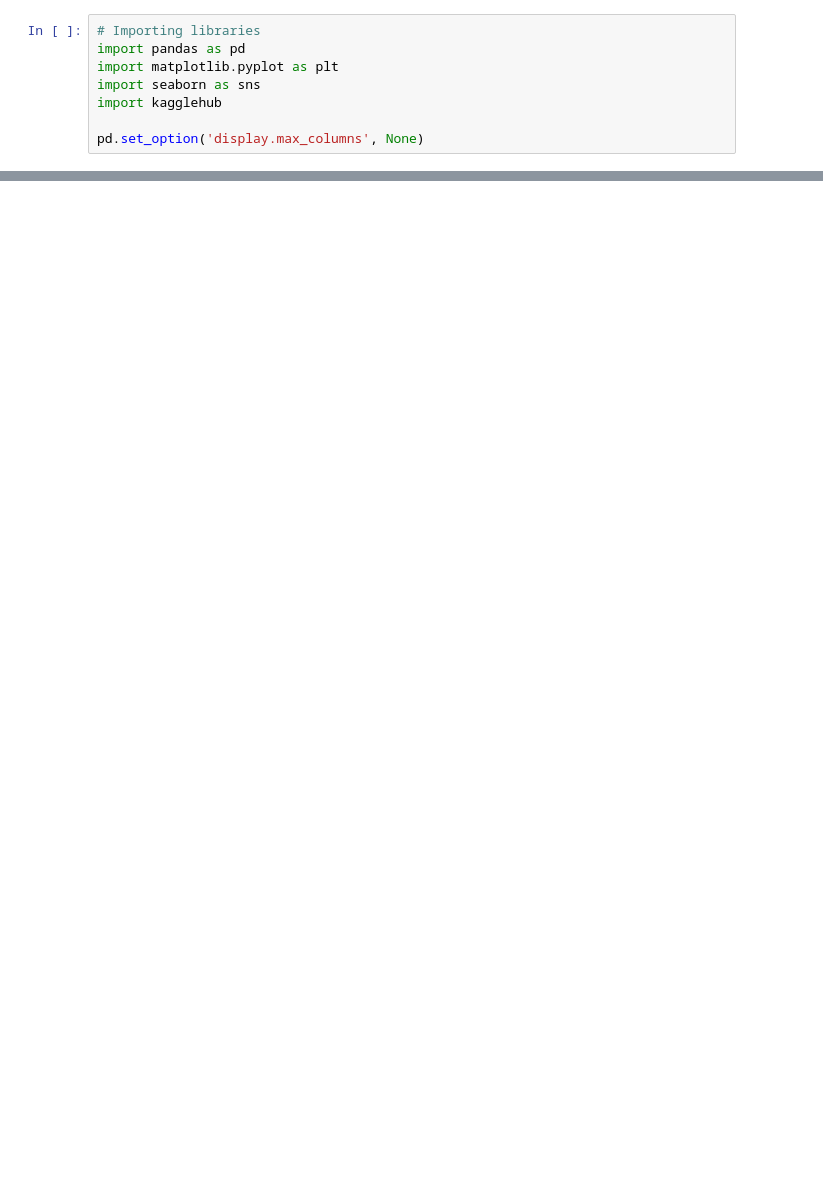
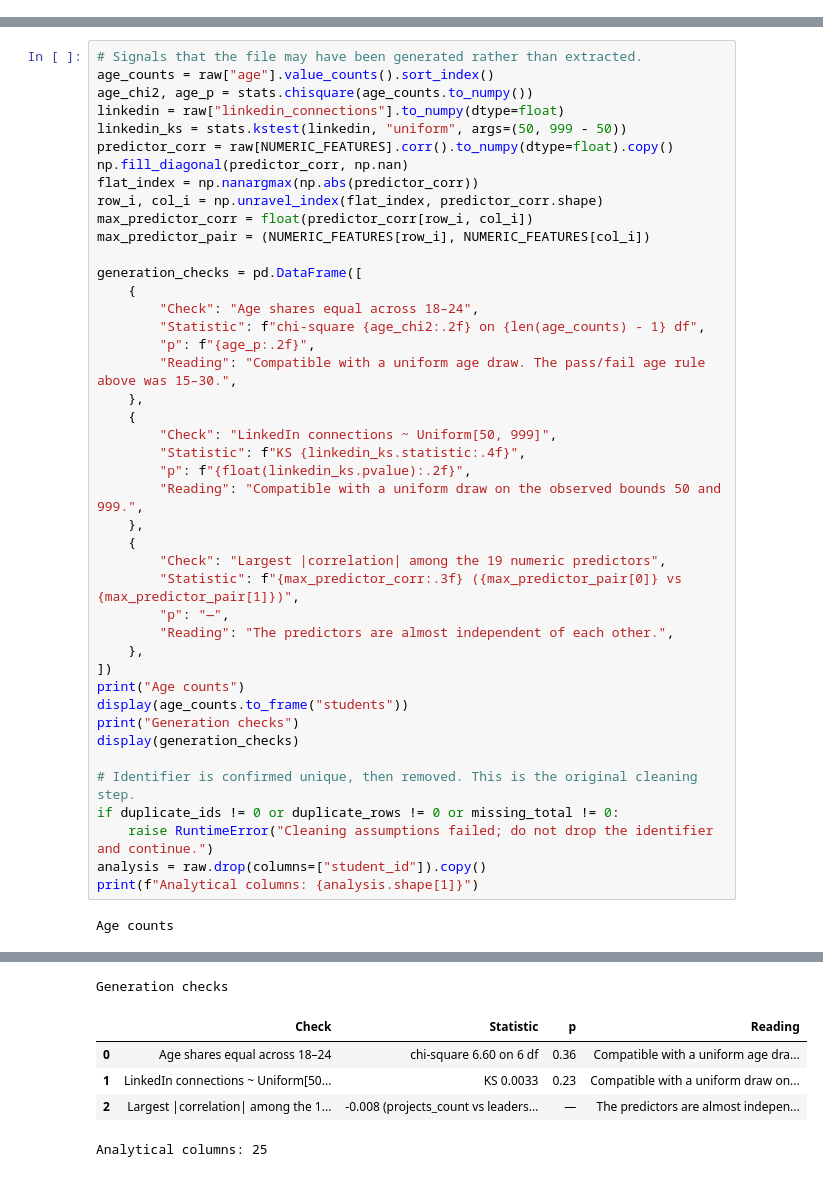
Before and after one commit to mattcw9090/data-science-portfolio, a Jupyter notebook: projects/student-placement-eda/student_placement_eda.ipynb, the cells around one changed output, grey strips where cells are left out. Saved outputs shown, nothing was run; the diff lists cells and outputs as text; blank space fills up the shorter version.

```diff
--- a/projects/student-placement-eda/student_placement_eda.ipynb
+++ b/projects/student-placement-eda/student_placement_eda.ipynb
@@ -19,8 +0,0 @@ Download the source data, inspect its schema, and check missingness, duplicates,
-# %%
-# Importing libraries
-import pandas as pd
-import matplotlib.pyplot as plt
-import seaborn as sns
-import kagglehub
-
-pd.set_option('display.max_columns', None)
@@ -341,0 +316,45 @@ The saved run contains 100,000 records with no missing or duplicate rows, and al
+# %%
+# Signals that the file may have been generated rather than extracted.
+age_counts = raw["age"].value_counts().sort_index()
+age_chi2, age_p = stats.chisquare(age_counts.to_numpy())
+linkedin = raw["linkedin_connections"].to_numpy(dtype=float)
+linkedin_ks = stats.kstest(linkedin, "uniform", args=(50, 999 - 50))
+predictor_corr = raw[NUMERIC_FEATURES].corr().to_numpy(dtype=float).copy()
+np.fill_diagonal(predictor_corr, np.nan)
+flat_index = np.nanargmax(np.abs(predictor_corr))
+row_i, col_i = np.unravel_index(flat_index, predictor_corr.shape)
+max_predictor_corr = float(predictor_corr[row_i, col_i])
+max_predictor_pair = (NUMERIC_FEATURES[row_i], NUMERIC_FEATURES[col_i])
+
+generation_checks = pd.DataFrame([
+    {
+        "Check": "Age shares equal across 18–24",
+        "Statistic": f"chi-square {age_chi2:.2f} on {len(age_counts) - 1} df",
+        "p": f"{age_p:.2f}",
+        "Reading": "Compatible with a uniform age draw. The pass/fail age rule above was 15–30.",
+    },
+    {
+        "Check": "LinkedIn connections ~ Uniform[50, 999]",
+        "Statistic": f"KS {linkedin_ks.statistic:.4f}",
+        "p": f"{float(linkedin_ks.pvalue):.2f}",
+        "Reading": "Compatible with a uniform draw on the observed bounds 50 and 999.",
+    },
+    {
+        "Check": "Largest |correlation| among the 19 numeric predictors",
+        "Statistic": f"{max_predictor_corr:.3f} ({max_predictor_pair[0]} vs {max_predictor_pair[1]})",
+        "p": "—",
+        "Reading": "The predictors are almost independent of each other.",
+    },
+])
+print("Age counts")
+display(age_counts.to_frame("students"))
+print("Generation checks")
+display(generation_checks)
+
+# Identifier is confirmed unique, then removed. This is the original cleaning step.
+if duplicate_ids != 0 or duplicate_rows != 0 or missing_total != 0:
+    raise RuntimeError("Cleaning assumptions failed; do not drop the identifier and continue.")
+analysis = raw.drop(columns=["student_id"]).copy()
+print(f"Analytical columns: {analysis.shape[1]}")
+# %% [output]
+Age counts
@@ -341,0 +370,6 @@ The saved run contains 100,000 records with no missing or duplicate rows, and al
+Generation checks
+|  | Check | Statistic | p | Reading |
+| 0 | Age shares equal across 18–24 | chi-square 6.60 on 6 df | 0.36 | Compatible with a uniform age dra... |
+| 1 | LinkedIn connections ~ Uniform[50... | KS 0.0033 | 0.23 | Compatible with a uniform draw on... |
+| 2 | Largest |correlation| among the 1... | -0.008 (projects_count vs leaders... | — | The predictors are almost indepen... |
+Analytical columns: 25
```
Also changed, not shown: parts of 58 cells of this notebook, 2 other files.
